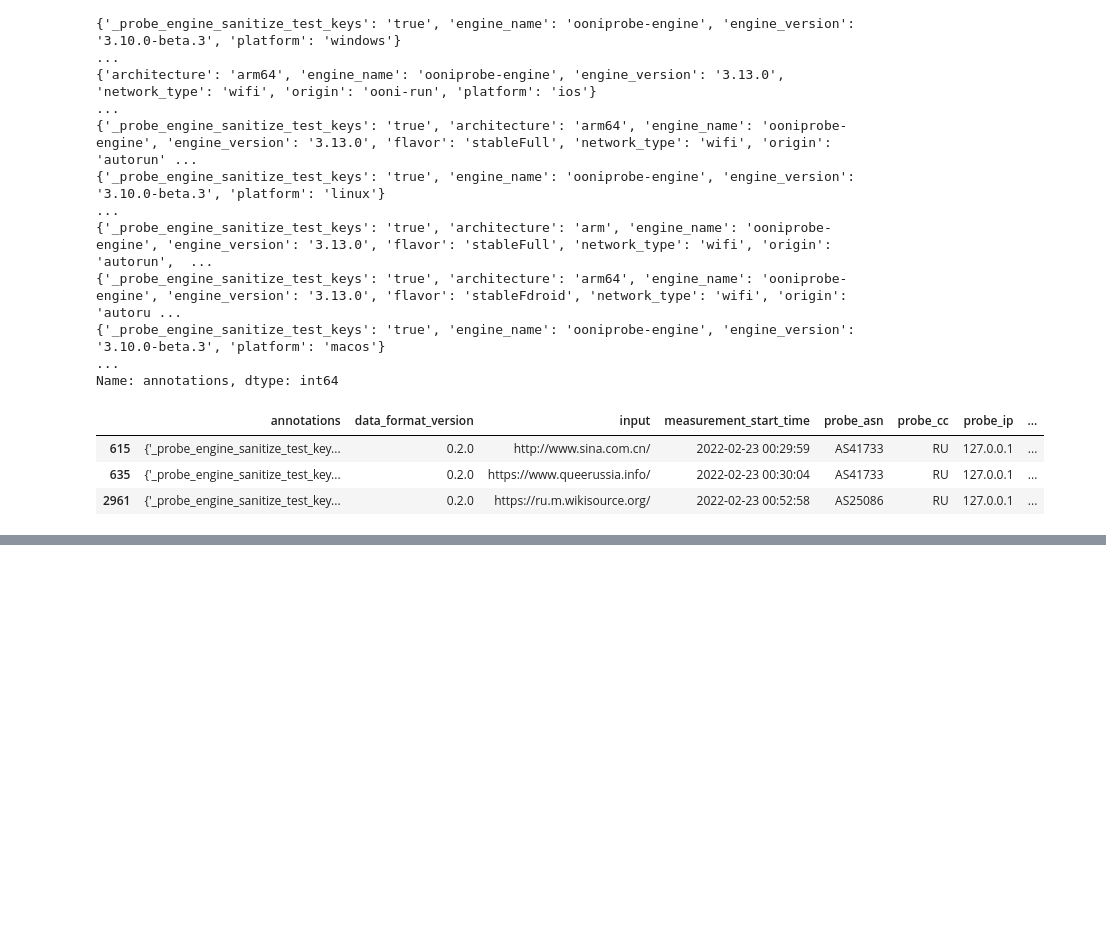
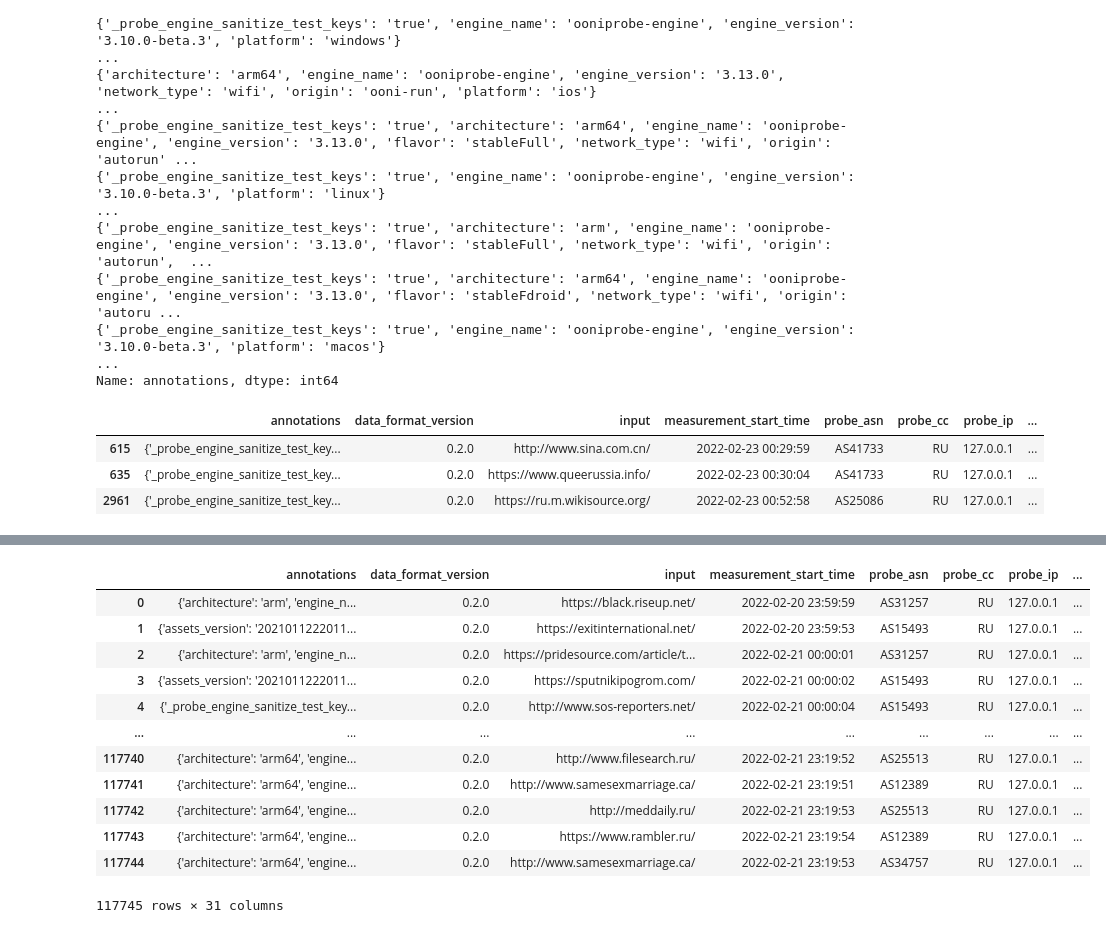
Before and after one commit to geoffrey-tang/OONI-Differential-Privacy, a Jupyter notebook: dataexploration.ipynb, the cells around one changed output, grey strips where cells are left out. Saved outputs shown, nothing was run; the diff lists cells and outputs as text; code cells hidden in the pictures; blank space fills up the shorter version.

```diff
--- a/dataexploration.ipynb
+++ b/dataexploration.ipynb
@@ -396,0 +470,53 @@ df[df['annotations']==test]
+# %%
+def enrich_time_columns(df, time_col='measurement_start_time'):
+    """
+    Adds time-related columns to a DataFrame for easier temporal analysis.
+
+    Parameters:
+        df (pd.DataFrame): Input DataFrame containing a timestamp column.
+        time_col (str): Name of the column containing timestamp strings or datetimes.
+
+    Returns:
+        pd.DataFrame: DataFrame with added columns:
+            - time_of_day
+            - seconds_since_midnight
+            - date
+            - year
+            - month
+            - day
+            - day_of_week
+    """
+    # Ensure the column is a proper datetime
+    df[time_col] = pd.to_datetime(df[time_col], errors='coerce')
+
+    # Derive components
+    df['time_of_day'] = df[time_col].dt.time
+    df['seconds_since_midnight'] = (
+        df[time_col].dt.hour * 3600 +
+        df[time_col].dt.minute * 60 +
+        df[time_col].dt.second
+    )
+    df['date'] = df[time_col].dt.date
+    df['year'] = df[time_col].dt.year
+    df['month'] = df[time_col].dt.month
+    df['day'] = df[time_col].dt.day
+    df['day_of_week'] = df[time_col].dt.day_name()
+
+    return df
+# %%
+enrich_time_columns(df20,time_col='measurement_start_time')
+enrich_time_columns(df21,time_col='measurement_start_time')
+# %% [output]
+|  | annotations | data_format_version | input | measurement_start_time | probe_asn | probe_cc | probe_ip | ... |
+| 0 | {'architecture': 'arm', 'engine_n... | 0.2.0 | https://black.riseup.net/ | 2022-02-20 23:59:59 | AS31257 | RU | 127.0.0.1 | ... |
+| 1 | {'assets_version': '2021011222011... | 0.2.0 | https://exitinternational.net/ | 2022-02-20 23:59:53 | AS15493 | RU | 127.0.0.1 | ... |
+| 2 | {'architecture': 'arm', 'engine_n... | 0.2.0 | https://pridesource.com/article/t... | 2022-02-21 00:00:01 | AS31257 | RU | 127.0.0.1 | ... |
+| 3 | {'assets_version': '2021011222011... | 0.2.0 | https://sputnikipogrom.com/ | 2022-02-21 00:00:02 | AS15493 | RU | 127.0.0.1 | ... |
+| 4 | {'_probe_engine_sanitize_test_key... | 0.2.0 | http://www.sos-reporters.net/ | 2022-02-21 00:00:04 | AS15493 | RU | 127.0.0.1 | ... |
+| ... | ... | ... | ... | ... | ... | ... | ... | ... |
+| 117740 | {'architecture': 'arm64', 'engine... | 0.2.0 | http://www.filesearch.ru/ | 2022-02-21 23:19:52 | AS25513 | RU | 127.0.0.1 | ... |
+| 117741 | {'architecture': 'arm64', 'engine... | 0.2.0 | http://www.samesexmarriage.ca/ | 2022-02-21 23:19:51 | AS12389 | RU | 127.0.0.1 | ... |
+| 117742 | {'architecture': 'arm64', 'engine... | 0.2.0 | http://meddaily.ru/ | 2022-02-21 23:19:53 | AS25513 | RU | 127.0.0.1 | ... |
+| 117743 | {'architecture': 'arm64', 'engine... | 0.2.0 | https://www.rambler.ru/ | 2022-02-21 23:19:54 | AS12389 | RU | 127.0.0.1 | ... |
+| 117744 | {'architecture': 'arm64', 'engine... | 0.2.0 | http://www.samesexmarriage.ca/ | 2022-02-21 23:19:53 | AS34757 | RU | 127.0.0.1 | ... |
+117745 rows × 31 columns
```
Also changed, not shown: parts of 18 cells of this notebook, 1 other file.
